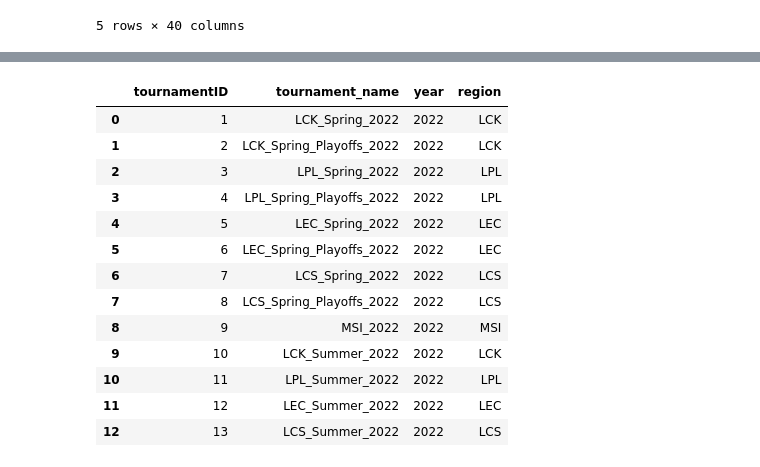
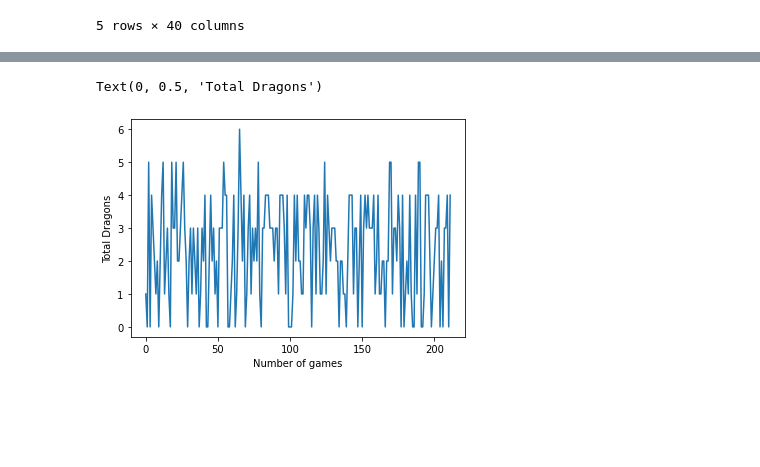
Before and after one commit to overlordLoki/lolz-server, a Jupyter notebook: playAround.ipynb, the cells around one changed output, grey strips where cells are left out. Cells and saved outputs as stored; diff of their text form; code cells hidden in the pictures; blank space fills up the shorter version.

```diff
--- a/playAround.ipynb
+++ b/playAround.ipynb
@@ -92,19 +76,8 @@ df_numInMatch = pd.read_sql_query('SELECT matchID, COUNT(matchID) FROM games GRO
-# %%
-df_numbers = pd.read_sql_query('SELECT * FROM tournaments', db.engine)
-df_numbers = df_numbers.sort_values(by='tournamentID', ascending=True)
-df_numbers
-# %% [output]
-|  | tournamentID | tournament_name | year | region |
-| 0 | 1 | LCK_Spring_2022 | 2022 | LCK |
-| 1 | 2 | LCK_Spring_Playoffs_2022 | 2022 | LCK |
-| 2 | 3 | LPL_Spring_2022 | 2022 | LPL |
-| 3 | 4 | LPL_Spring_Playoffs_2022 | 2022 | LPL |
-| 4 | 5 | LEC_Spring_2022 | 2022 | LEC |
-| 5 | 6 | LEC_Spring_Playoffs_2022 | 2022 | LEC |
-| 6 | 7 | LCS_Spring_2022 | 2022 | LCS |
-| 7 | 8 | LCS_Spring_Playoffs_2022 | 2022 | LCS |
-| 8 | 9 | MSI_2022 | 2022 | MSI |
-| 9 | 10 | LCK_Summer_2022 | 2022 | LCK |
-| 10 | 11 | LPL_Summer_2022 | 2022 | LPL |
-| 11 | 12 | LEC_Summer_2022 | 2022 | LEC |
-| 12 | 13 | LCS_Summer_2022 | 2022 | LCS |
+# %%
+#plot total dragons in df_testing
+plt.plot(df_testing['Total_dragons'])
+plt.xlabel('Number of games')
+plt.ylabel('Total Dragons')
+# %% [output]
+Text(0, 0.5, 'Total Dragons')
+[figure, added]
```
Also changed, not shown: parts of 5 cells of this notebook, 2 other files.
